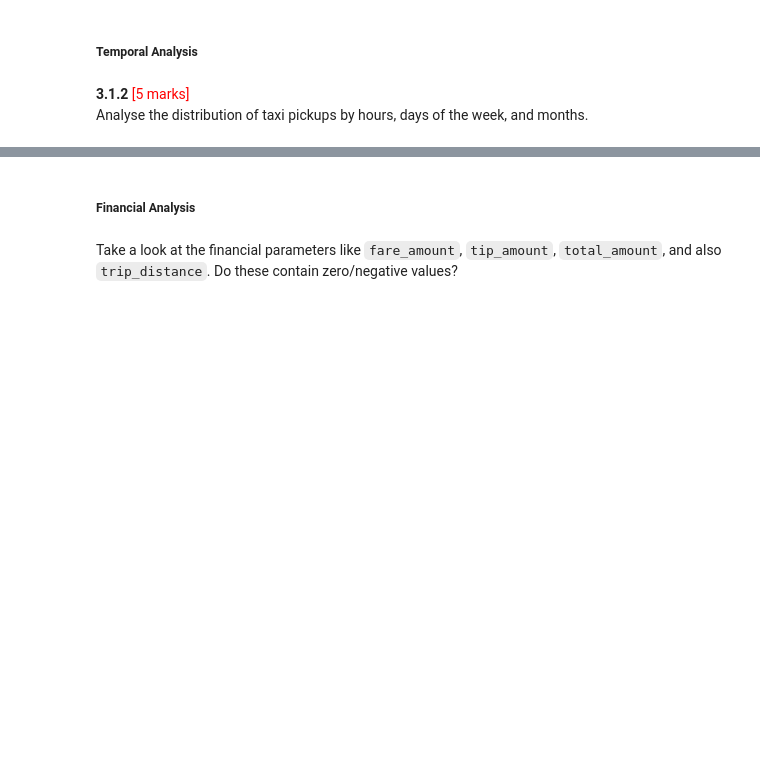
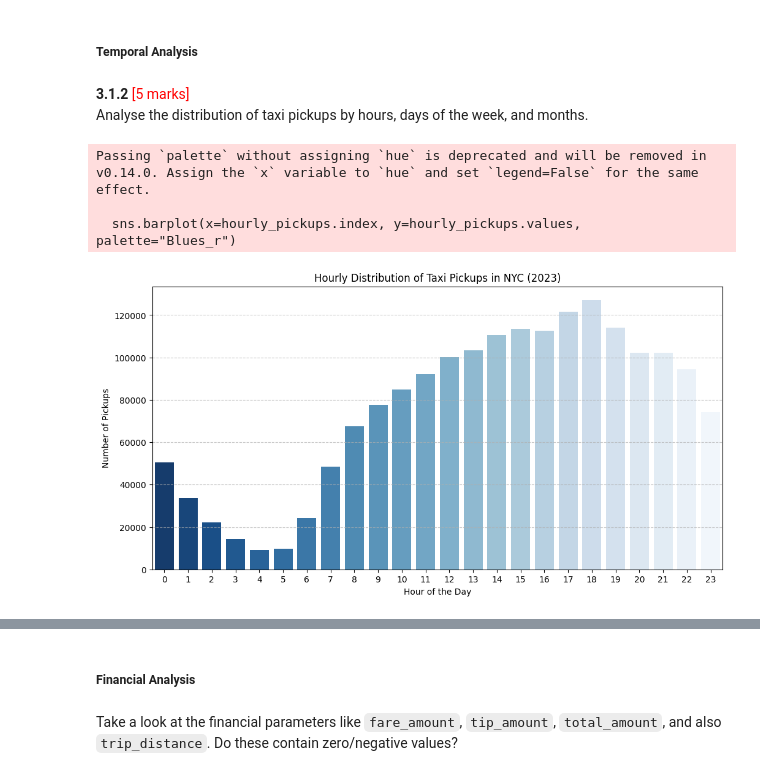
Before and after one commit to arnavxyz/EDA_Optimising_NYC_Taxis_Arnav_Dubey, a Jupyter notebook: EDA_Assg_NYC_Taxi_Starter.ipynb, the cells around one changed output, grey strips where cells are left out. Drawn from its saved outputs; the diff is of its cells as text; code cells hidden in the pictures; blank space fills up the shorter version.

```diff
--- a/EDA_Assg_NYC_Taxi_Starter.ipynb
+++ b/EDA_Assg_NYC_Taxi_Starter.ipynb
@@ -944,0 +972,20 @@ Analyse the distribution of taxi pickups by hours, days of the week, and months.
+# %%
+# Find and show the hourly trends in taxi pickups
+
+# Group by pickup hour and count the number of trips
+hourly_pickups = final_sampled_df.groupby("pickup_hour").size()
+
+# Plot hourly trends
+plt.figure(figsize=(12, 6))
+sns.barplot(x=hourly_pickups.index, y=hourly_pickups.values, palette="Blues_r")
+plt.xlabel("Hour of the Day")
+plt.ylabel("Number of Pickups")
+plt.title("Hourly Distribution of Taxi Pickups in NYC (2023)")
+plt.xticks(range(24))
+plt.grid(axis="y", linestyle="--", alpha=0.7)
+plt.show()
+# %% [output]
+Passing `palette` without assigning `hue` is deprecated and will be removed in v0.14.0. Assign the `x` variable to `hue` and set `legend=False` for the same effect.
+
+  sns.barplot(x=hourly_pickups.index, y=hourly_pickups.values, palette="Blues_r")
+[figure, added]
```
Also changed, not shown: parts of 59 cells of this notebook.
